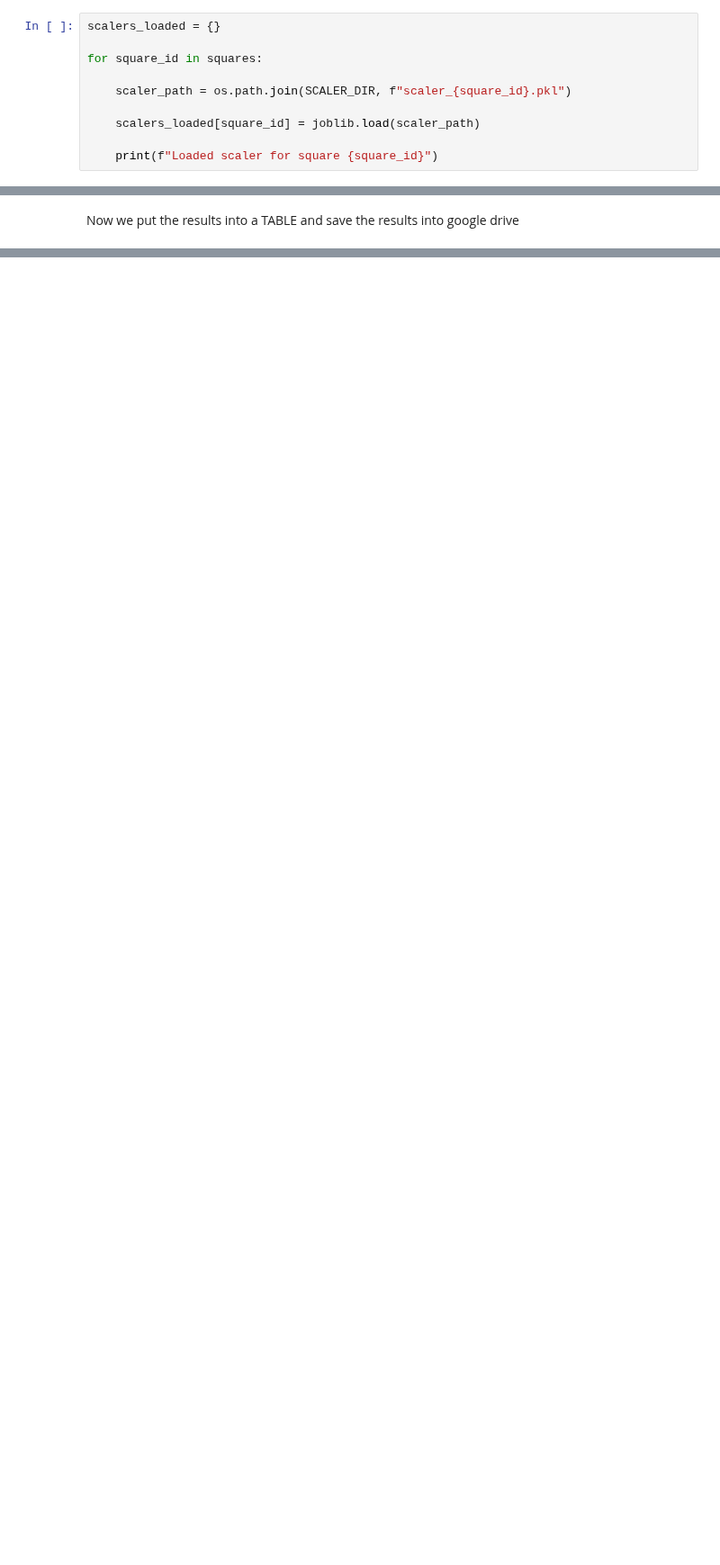
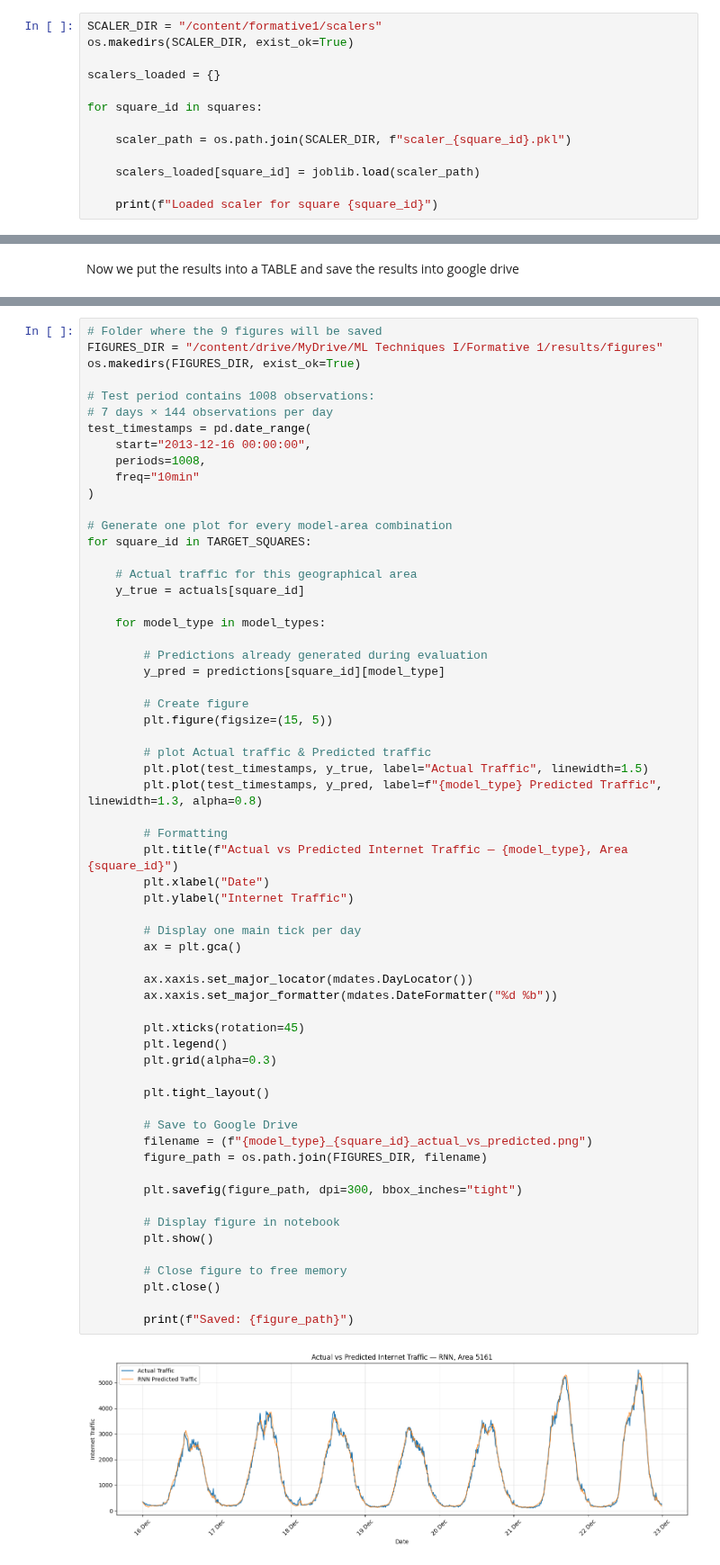
Before and after one commit to Gaddy01/Time-Series-Forcasting, a Jupyter notebook: notebooks/03_Forecasting_Models.ipynb, the cells around one changed output, grey strips where cells are left out. Shown at 90% size. Drawn from its saved outputs; the diff is of its cells as text; blank space fills up the shorter version.

Commit message:
Adding Actuals vs predictions plots and their interpratations

```diff
--- a/notebooks/03_Forecasting_Models.ipynb
+++ b/notebooks/03_Forecasting_Models.ipynb
@@ -1684,6 +1686,9 @@ Loaded RNN model for square 5259
 Loaded GRU model for square 5259
 Loaded LSTM model for square 5259
 # %%
+SCALER_DIR = "/content/formative1/scalers"
+os.makedirs(SCALER_DIR, exist_ok=True)
+
 scalers_loaded = {}
 
 for square_id in squares:
@@ -1822,0 +1848,63 @@ Test results saved to: /content/drive/MyDrive/ML Techniques I/Formative 1/result
+# %%
+# Folder where the 9 figures will be saved
+FIGURES_DIR = "/content/drive/MyDrive/ML Techniques I/Formative 1/results/figures"
+os.makedirs(FIGURES_DIR, exist_ok=True)
+
+# Test period contains 1008 observations:
+# 7 days × 144 observations per day
+test_timestamps = pd.date_range(
+    start="2013-12-16 00:00:00",
+    periods=1008,
+    freq="10min"
+)
+
+# Generate one plot for every model-area combination
+for square_id in TARGET_SQUARES:
+
+    # Actual traffic for this geographical area
+    y_true = actuals[square_id]
+
+    for model_type in model_types:
+
+        # Predictions already generated during evaluation
+        y_pred = predictions[square_id][model_type]
+
+        # Create figure
+        plt.figure(figsize=(15, 5))
+
+        # plot Actual traffic & Predicted traffic
+        plt.plot(test_timestamps, y_true, label="Actual Traffic", linewidth=1.5)
+        plt.plot(test_timestamps, y_pred, label=f"{model_type} Predicted Traffic", linewidth=1.3, alpha=0.8)
+
+        # Formatting
+        plt.title(f"Actual vs Predicted Internet Traffic — {model_type}, Area {square_id}")
+        plt.xlabel("Date")
+        plt.ylabel("Internet Traffic")
+
+        # Display one main tick per day
+        ax = plt.gca()
+
+        ax.xaxis.set_major_locator(mdates.DayLocator())
+        ax.xaxis.set_major_formatter(mdates.DateFormatter("%d %b"))
+
+        plt.xticks(rotation=45)
+        plt.legend()
+        plt.grid(alpha=0.3)
+
+        plt.tight_layout()
+
+        # Save to Google Drive
+        filename = (f"{model_type}_{square_id}_actual_vs_predicted.png")
+        figure_path = os.path.join(FIGURES_DIR, filename)
+
+        plt.savefig(figure_path, dpi=300, bbox_inches="tight")
+
+        # Display figure in notebook
+        plt.show()
+
+        # Close figure to free memory
+        plt.close()
+
+        print(f"Saved: {figure_path}")
+# %% [output]
+[figure, added]
```
Also changed, not shown: parts of 8 cells of this notebook.
